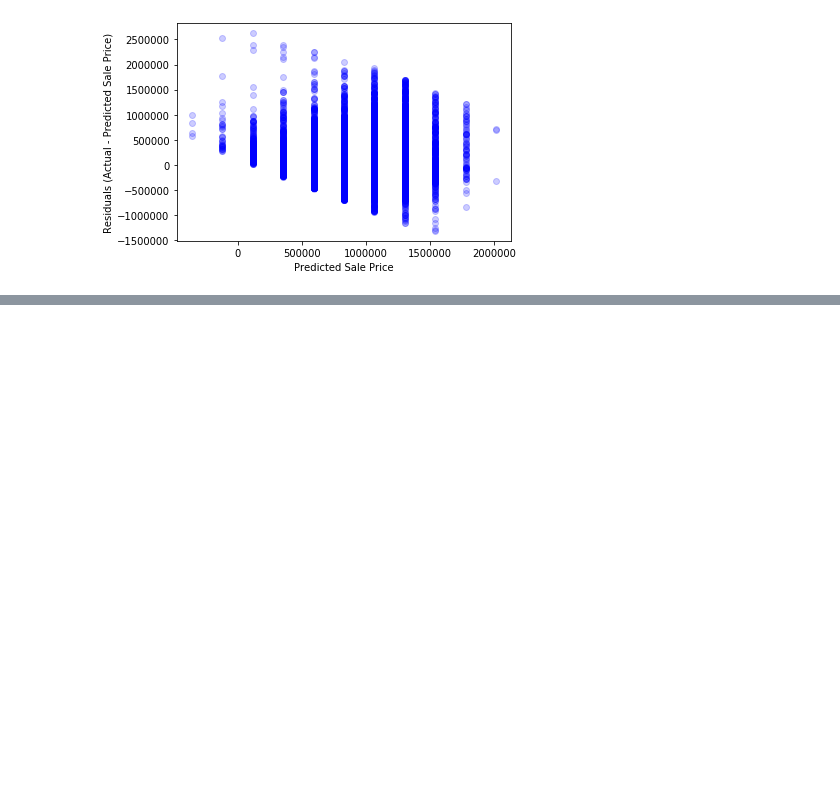
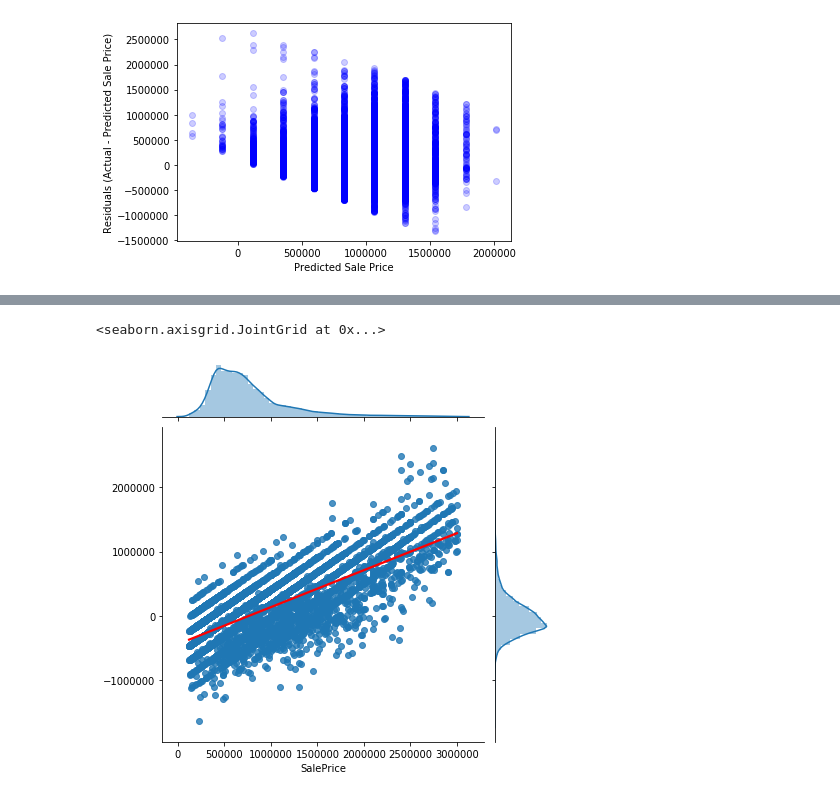
Before and after one commit to Jaccomando/phase_2_project_chicago-sf-seattle-ds-082420, a Jupyter notebook: exploratory/Jeff_Final_Data_EDA.ipynb, the cells around one changed output, grey strips where cells are left out. Drawn from its saved outputs; the diff is of its cells as text; code cells hidden in the pictures; blank space fills up the shorter version.

```diff
--- a/exploratory/Jeff_Final_Data_EDA.ipynb
+++ b/exploratory/Jeff_Final_Data_EDA.ipynb
@@ -272,0 +341,2 @@ ax2.scatter(x=y_hat, y=y-y_hat, color="blue", alpha=0.2);
+# %%
+predictors = ordinal[ordinal.columns[[True] + list(select.support_) ]]
@@ -272,0 +355,3 @@ ax2.scatter(x=y_hat, y=y-y_hat, color="blue", alpha=0.2);
+# %%
+model = smf.ols(formula = formula, data = predictors).fit()
+model.summary()
@@ -272,0 +396,5 @@ ax2.scatter(x=y_hat, y=y-y_hat, color="blue", alpha=0.2);
+# %%
+sns.jointplot(predictors['SalePrice'],model.resid, kind = 'reg', line_kws = {'color':"red"})
+# %% [output]
+<seaborn.axisgrid.JointGrid at 0x...>
+[figure, added]
```
Also changed, not shown: parts of 25 cells of this notebook, 1 other file.
